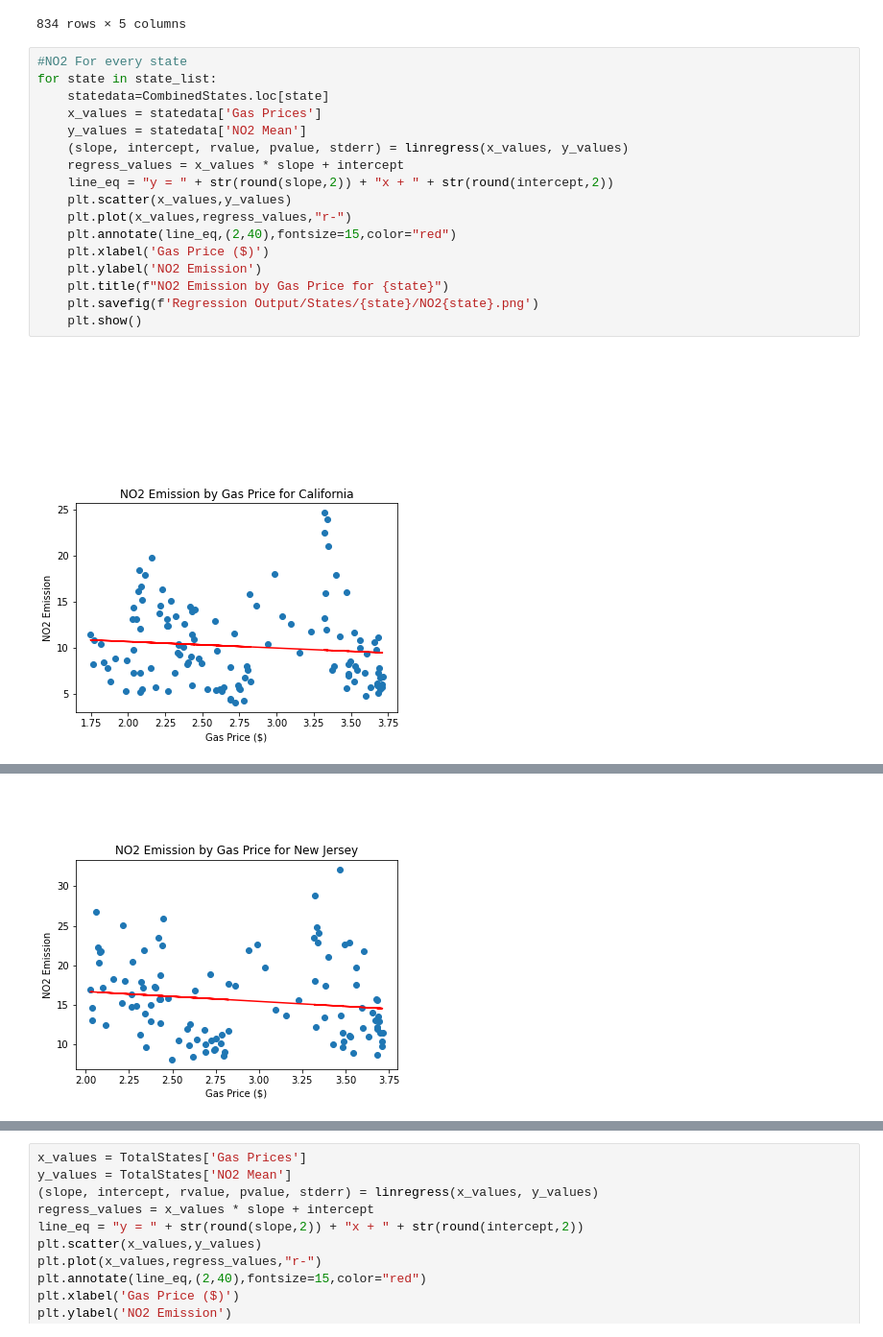
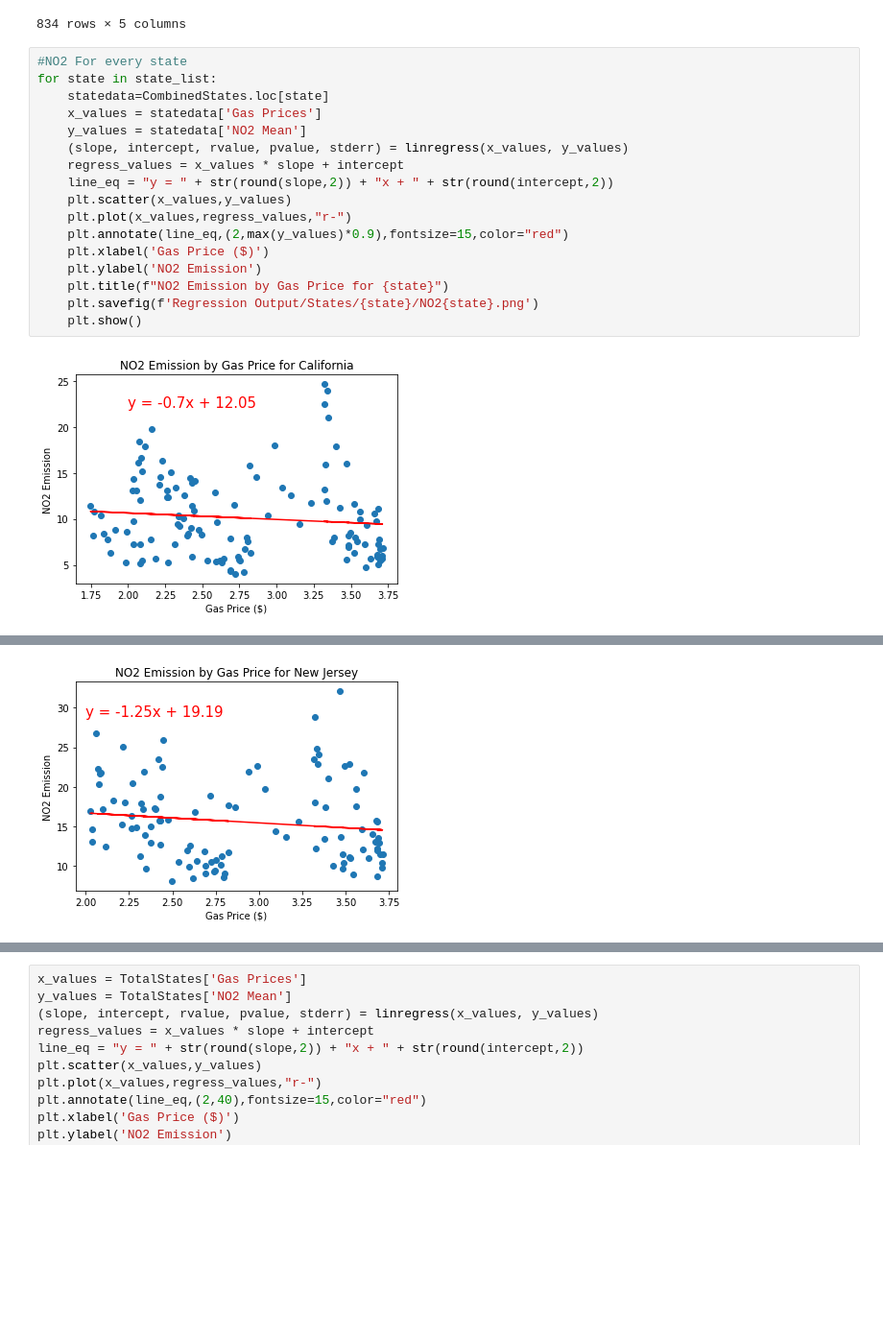
Before and after one commit to jpraasch/GroupProject1, a Jupyter notebook: Data_Analysis.ipynb, the cells around one changed output, grey strips where cells are left out. Shown at 96% size. Saved outputs shown, nothing was run; the diff lists cells and outputs as text; blank space fills up the shorter version.

```diff
--- a/Data_Analysis.ipynb
+++ b/Data_Analysis.ipynb
@@ -328,19 +328,19 @@ CombinedStates
 # %%
 #NO2 For every state
 for state in state_list:
     statedata=CombinedStates.loc[state]
     x_values = statedata['Gas Prices']
     y_values = statedata['NO2 Mean']
     (slope, intercept, rvalue, pvalue, stderr) = linregress(x_values, y_values)
     regress_values = x_values * slope + intercept
     line_eq = "y = " + str(round(slope,2)) + "x + " + str(round(intercept,2))
     plt.scatter(x_values,y_values)
     plt.plot(x_values,regress_values,"r-")
-    plt.annotate(line_eq,(2,40),fontsize=15,color="red")
+    plt.annotate(line_eq,(2,max(y_values)*0.9),fontsize=15,color="red")
     plt.xlabel('Gas Price ($)')
     plt.ylabel('NO2 Emission')
     plt.title(f"NO2 Emission by Gas Price for {state}")
     plt.savefig(f'Regression Output/States/{state}/NO2{state}.png')
     plt.show()
 # %% [output]
-[figure, old version]
+[figure, new version]
@@ -349 +349 @@ for state in state_list:
-[figure, old version]
+[figure, new version]
```
Also changed, not shown: parts of 4 cells of this notebook.
